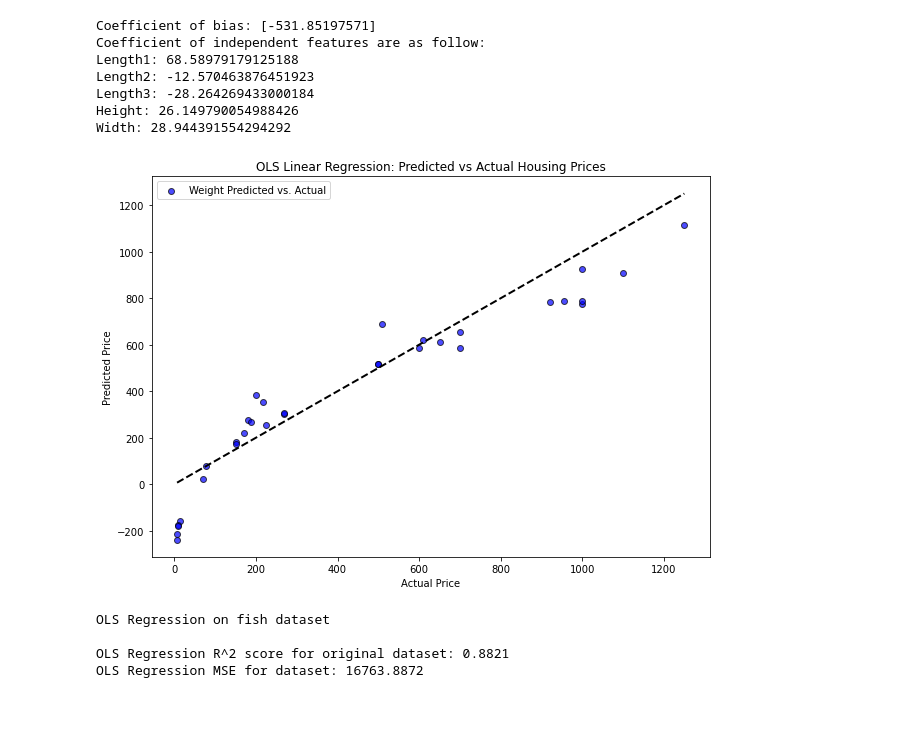
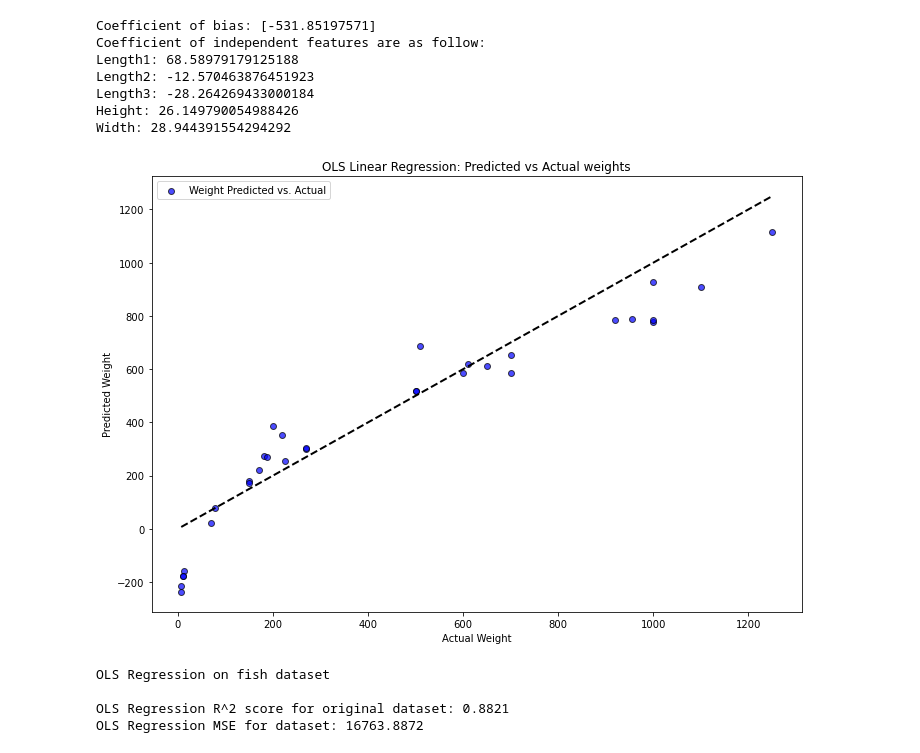
Before and after one commit to buddhathapa12/machine-learning, a Jupyter notebook: linearRegression_Assignment1/E923Q669_CS770_Asignment1_Q2.ipynb, the cells around one changed output. Cells and saved outputs as stored; diff of their text form; code cells hidden in the pictures; blank space fills up the shorter version.

```diff
--- a/linearRegression_Assignment1/E923Q669_CS770_Asignment1_Q2.ipynb
+++ b/linearRegression_Assignment1/E923Q669_CS770_Asignment1_Q2.ipynb
@@ -327,23 +327,25 @@ Width: 28.944391554294292
 # %%
 import statsmodels.api as sm
 
 # OLS method Implementation on original dataset
 X_train_with_const = sm.add_constant(X_train)
 ols_model = sm.OLS(y_train, X_train_with_const).fit()
 
 X_test_with_const = sm.add_constant(X_test)
 y_predicted_ols = ols_model.predict(X_test_with_const)
 
 fig, axs = plt.subplots(figsize=(10, 7))
 plt.scatter(y_test, y_predicted_ols, color='blue', edgecolor='k', alpha=0.7, label='Weight Predicted vs. Actual')
 plt.plot([y_test.min(), y_test.max()], [y_test.min(), y_test.max()], 'k--', lw=2)
-plt.xlabel('Actual Price')
-plt.ylabel('Predicted Price')
-plt.title(f'OLS Linear Regression: Predicted vs Actual Housing Prices')
+plt.xlabel('Actual Weight')
+plt.ylabel('Predicted Weight')
+plt.title(f'OLS Linear Regression: Predicted vs Actual weights')
 plt.legend()
+plt.tight_layout()
+plt.savefig(f'fish_images/scatter plot between predicted vs actual weights on OLS regression model', dpi=300, bbox_inches='tight')
 plt.show()
 # %% [output]
-[figure, old version]
+[figure, new version]
 # %%
 #OLS linear regression on dataset
 print(f"OLS Regression on fish dataset \n")
```
Also changed, not shown: parts of 15 cells of this notebook.
